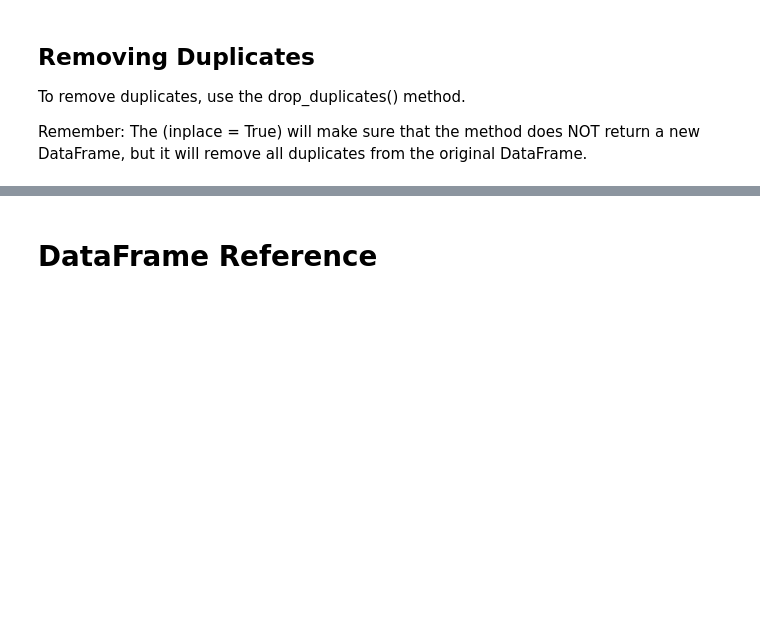
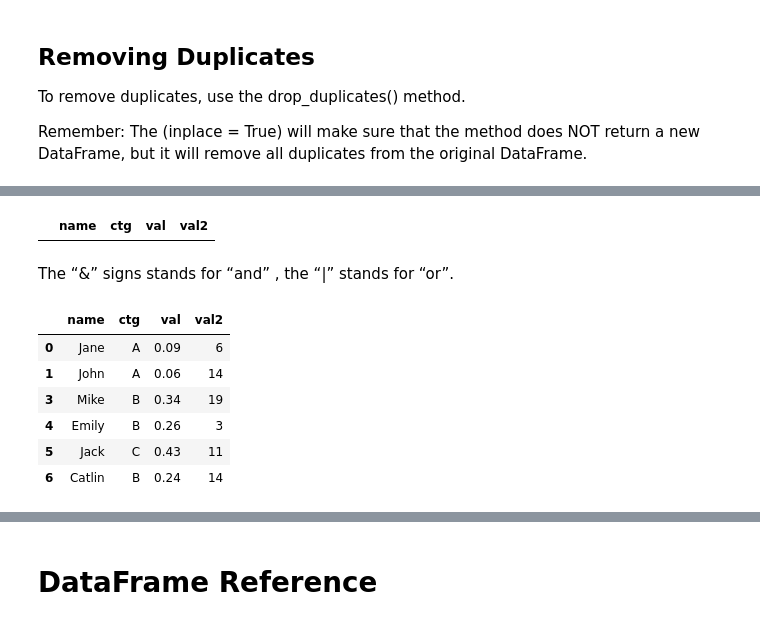
Before and after one commit to alinemati45/Python-Tutorial, a Jupyter notebook: Pandas .ipynb, the cells around one changed output, grey strips where cells are left out. Drawn from its saved outputs; the diff is of its cells as text; code cells hidden in the pictures; blank space fills up the shorter version.

```diff
--- a/Pandas .ipynb
+++ b/Pandas .ipynb
@@ -553,0 +587,16 @@ df.drop_duplicates(inplace = True)
+# %%
+df[(df.val > 0.5) & (df.val2 == 1)]
+# %% [output]
+|  | name | ctg | val | val2 |
+# %% [markdown]
+The “&” signs stands for “and” , the “|” stands for “or”.
+# %%
+df[(df.val < 0.5) | (df.val2 == 7)]
+# %% [output]
+|  | name | ctg | val | val2 |
+| 0 | Jane | A | 0.09 | 6 |
+| 1 | John | A | 0.06 | 14 |
+| 3 | Mike | B | 0.34 | 19 |
+| 4 | Emily | B | 0.26 | 3 |
+| 5 | Jack | C | 0.43 | 11 |
+| 6 | Catlin | B | 0.24 | 14 |
```
Also changed, not shown: parts of 28 cells of this notebook.
